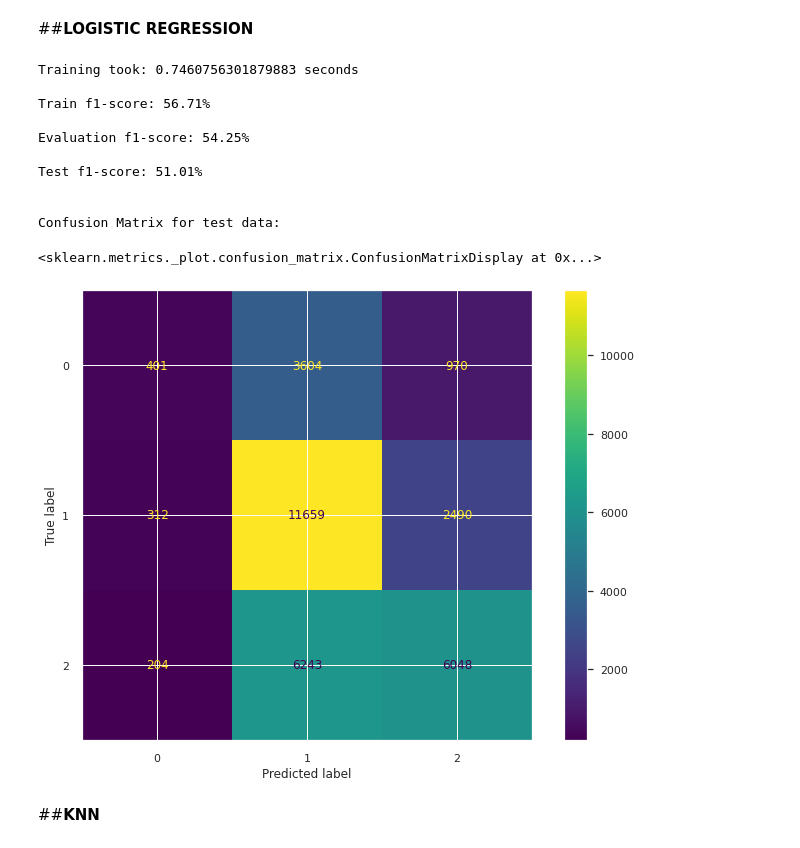
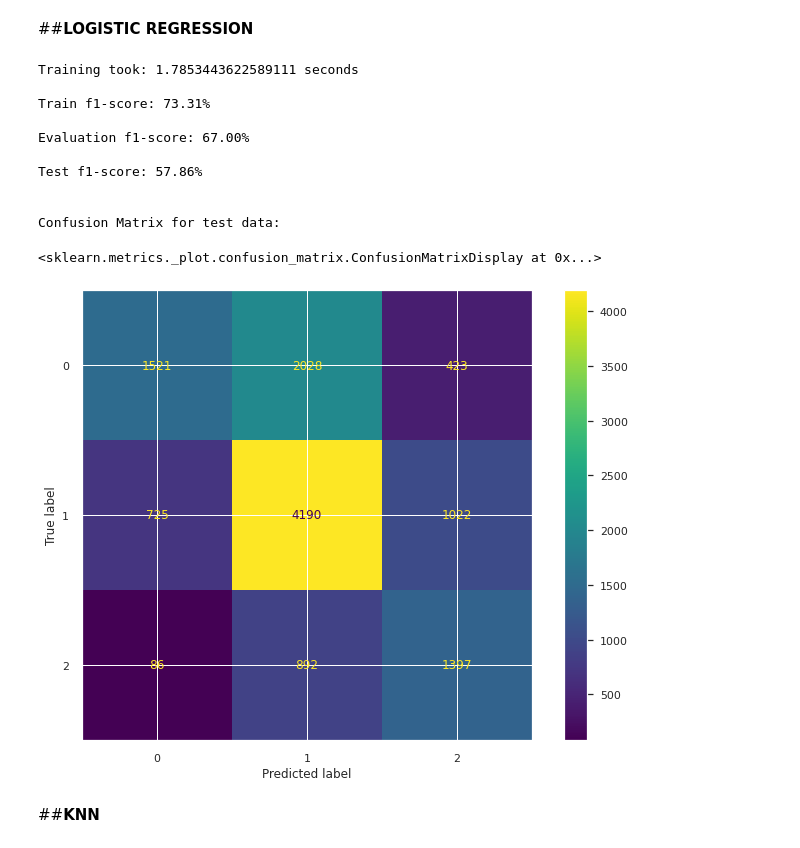
Before and after one commit to Platon-7/Artificial-Intelligence, a Jupyter notebook: Sentiment_Analysis.ipynb, the cells around one changed output. Cells and saved outputs as stored; diff of their text form; code cells hidden in the pictures.

```diff
--- a/Sentiment_Analysis.ipynb
+++ b/Sentiment_Analysis.ipynb
@@ -81,7 +78,7 @@ def remove(text, polarity, n):
     return
 
 #importing the dataset
-tweets = load_dataset("tweet_eval",'sentiment','train')
+tweets = load_dataset("tweet_eval",'sentiment')
 
 
 #create train/dev/test sets
@@ -97,8 +94,10 @@ y_train = train['label']
 y_val = dev['label']
 y_test = test['label']
 
+print(len(x_train))
 #removing big parts because of too many data
-remove(x_train, y_train, 0.3)
+remove(x_train, y_train, 0.2)
+print(len(x_train))
 #remove(x_val, y_val, 0.5)
 #remove(x_test, y_test, 0.5)
 # %% [output]
@@ -301,39 +314,39 @@ Confusion Matrix for test data:
 # %%
 # Train
 # Solver -- Algorithm to use in the optimization problem.
 lgr = LogisticRegression(multi_class='multinomial', solver='lbfgs', C= 1.0, max_iter = 50)
 start_time = time.time()
 lgr.fit(x_train_tfidf, y_train)
 print("Training took: {} seconds \n".format(time.time() - start_time))
 
 # Evaluate
 lgr_predictions_train = lgr.predict(x_train_tfidf)
 lgr_score = f1_score(y_train, lgr_predictions_train, average='micro')
 print("Train f1-score: {:.2f}% \n".format(lgr_score*100))
 
 lgr_predictions_val = lgr.predict(x_val_tfidf)
 lgr_score = f1_score(y_val, lgr_predictions_val, average='micro')
 print("Evaluation f1-score: {:.2f}% \n".format(lgr_score*100))
 
 lgr_predictions_test = lgr.predict(x_test_tfidf)
 lgr_score = f1_score(y_test, lgr_predictions_test, average='micro')
 print("Test f1-score: {:.2f}% \n".format(lgr_score*100))
 
 print("\nConfusion Matrix for test data:")
-plot_confusion_matrix(estimator=lgr, X=x_train_tfidf, y_true=y_train, values_format='.0f')
+plot_confusion_matrix(estimator=lgr, X=x_test_tfidf, y_true=y_test, values_format='.0f')
 # %% [output]
-Training took: 0.7460756301879883 seconds
+Training took: 1.7853443622589111 seconds
 
-Train f1-score: 56.71%
+Train f1-score: 73.31%
 
-Evaluation f1-score: 54.25%
+Evaluation f1-score: 67.00%
 
-Test f1-score: 51.01%
+Test f1-score: 57.86%
 
 
 Confusion Matrix for test data:
 <sklearn.metrics._plot.confusion_matrix.ConfusionMatrixDisplay at 0x...>
-[figure, old version]
+[figure, new version]
 # %% [markdown]
 ##**KNN**
 # %%
```
Also changed, not shown: parts of 16 cells of this notebook.
